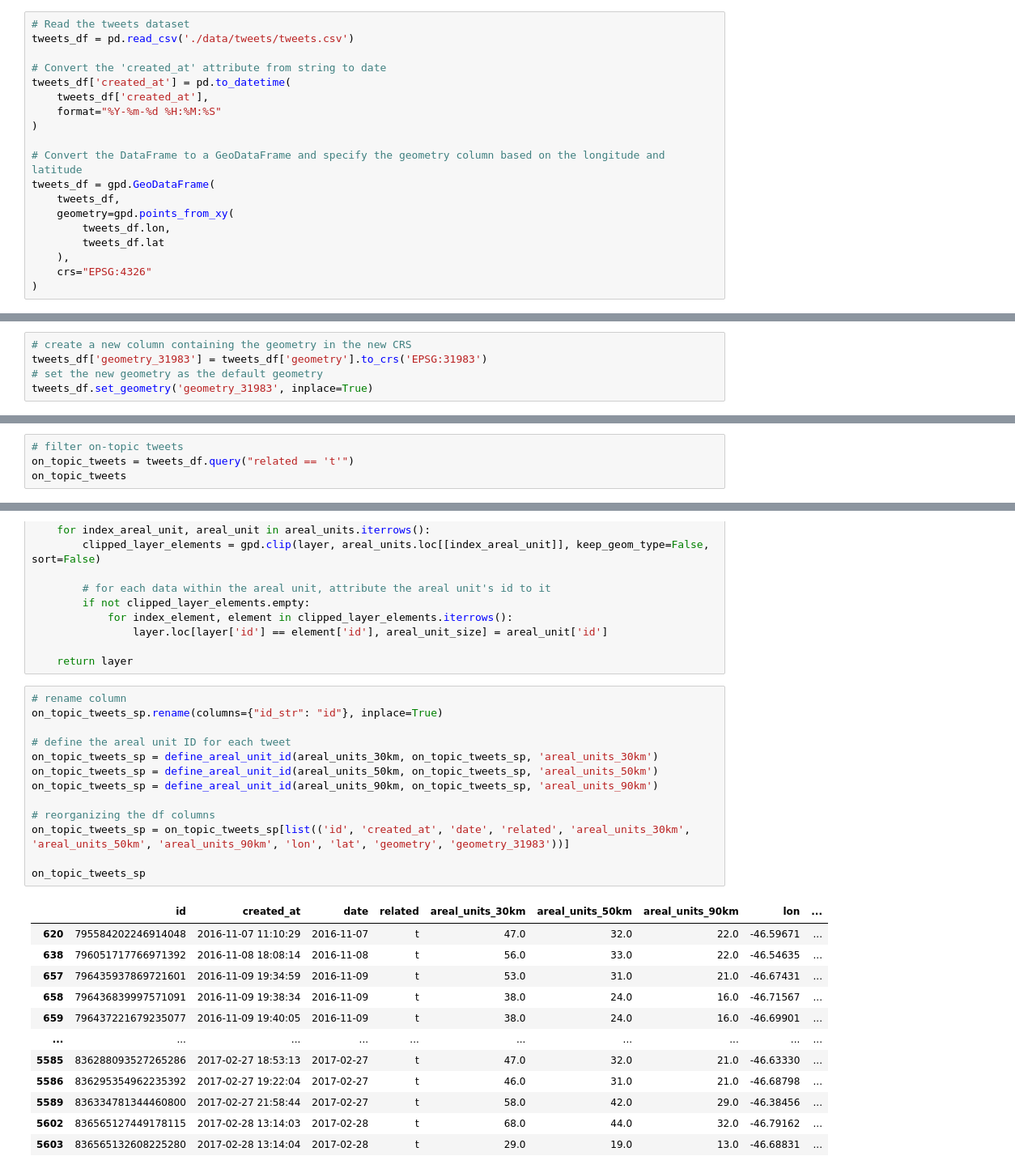
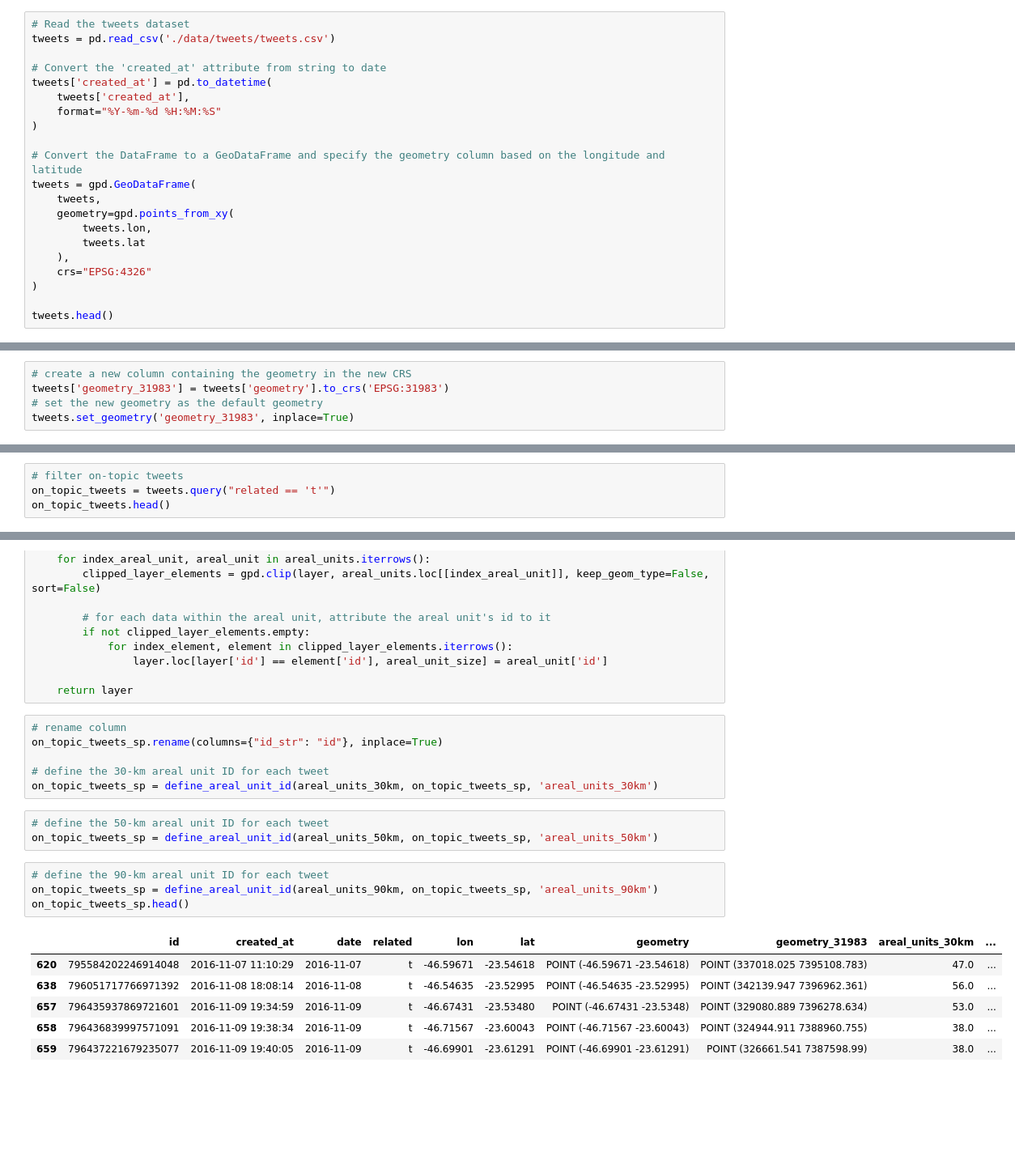
Before and after one commit to liviadegrossi/MBA-Monograph, a Jupyter notebook: data-exploration.ipynb, the cells around one changed output, grey strips where cells are left out. Shown at 81% size. Saved outputs shown, nothing was run; the diff lists cells and outputs as text; blank space fills up the shorter version.

```diff
--- a/data-exploration.ipynb
+++ b/data-exploration.ipynb
@@ -51,19 +102,21 @@ WHERE pg_catalog.pg_class.relname = %(table_name)s::VARCHAR AND pg_catalog.pg_cl
 # %%
 # Read the tweets dataset
-tweets_df = pd.read_csv('./data/tweets/tweets.csv')
+tweets = pd.read_csv('./data/tweets/tweets.csv')
 
 # Convert the 'created_at' attribute from string to date
-tweets_df['created_at'] = pd.to_datetime(
-    tweets_df['created_at'],
+tweets['created_at'] = pd.to_datetime(
+    tweets['created_at'],
     format="%Y-%m-%d %H:%M:%S"
 )
 
 # Convert the DataFrame to a GeoDataFrame and specify the geometry column based on the longitude and latitude
-tweets_df = gpd.GeoDataFrame(
-    tweets_df,
+tweets = gpd.GeoDataFrame(
+    tweets,
     geometry=gpd.points_from_xy(
-        tweets_df.lon,
-        tweets_df.lat
+        tweets.lon,
+        tweets.lat
     ),
     crs="EPSG:4326"
 )
+
+tweets.head()
@@ -135,9 +224,9 @@ flood_prone_watercourse['geometry_31983'] = flood_prone_watercourse['geometry'].
 flood_prone_watercourse.set_geometry('geometry_31983', inplace=True)
 # %%
 # create a new column containing the geometry in the new CRS
-tweets_df['geometry_31983'] = tweets_df['geometry'].to_crs('EPSG:31983')
+tweets['geometry_31983'] = tweets['geometry'].to_crs('EPSG:31983')
 # set the new geometry as the default geometry
-tweets_df.set_geometry('geometry_31983', inplace=True)
+tweets.set_geometry('geometry_31983', inplace=True)
 # %%
 # create a new column containing the geometry in the new CRS
 cge_flood_points['geometry_31983'] = cge_flood_points['geometry'].to_crs('EPSG:31983')
@@ -180,7 +301,7 @@ weather_radar_data_1h_90km.set_geometry('geometry_31983', inplace=True)
 # %%
 # filter on-topic tweets
-on_topic_tweets = tweets_df.query("related == 't'")
-on_topic_tweets
+on_topic_tweets = tweets.query("related == 't'")
+on_topic_tweets.head()
 # %% [output]
 |  | id_str | created_at | related | lon | lat | geometry | geometry_31983 |
 | 0 | 682956726996471809 | 2016-01-01 14:09:07 | t | -46.40567 | -23.53062 | POINT (-46.40567 -23.53062) | POINT (356504.15 7397035.928) |
@@ -265,29 +462,23 @@ def define_areal_unit_id(areal_units, layer, areal_unit_size):
                 layer.loc[layer['id'] == element['id'], areal_unit_size] = areal_unit['id']
 
     return layer
+# %%
+# rename column
+on_topic_tweets_sp.rename(columns={"id_str": "id"}, inplace=True)
+
+# define the 30-km areal unit ID for each tweet
+on_topic_tweets_sp = define_areal_unit_id(areal_units_30km, on_topic_tweets_sp, 'areal_units_30km')
+# %%
+# define the 50-km areal unit ID for each tweet
+on_topic_tweets_sp = define_areal_unit_id(areal_units_50km, on_topic_tweets_sp, 'areal_units_50km')
 # %%
-# rename column
-on_topic_tweets_sp.rename(columns={"id_str": "id"}, inplace=True)
-
-# define the areal unit ID for each tweet
-on_topic_tweets_sp = define_areal_unit_id(areal_units_30km, on_topic_tweets_sp, 'areal_units_30km')
-on_topic_tweets_sp = define_areal_unit_id(areal_units_50km, on_topic_tweets_sp, 'areal_units_50km')
+# define the 90-km areal unit ID for each tweet
 on_topic_tweets_sp = define_areal_unit_id(areal_units_90km, on_topic_tweets_sp, 'areal_units_90km')
-
-# reorganizing the df columns
-on_topic_tweets_sp = on_topic_tweets_sp[list(('id', 'created_at', 'date', 'related', 'areal_units_30km', 'areal_units_50km', 'areal_units_90km', 'lon', 'lat', 'geometry', 'geometry_31983'))]
-
-on_topic_tweets_sp
+on_topic_tweets_sp.head()
 # %% [output]
-|  | id | created_at | date | related | areal_units_30km | areal_units_50km | areal_units_90km | lon | ... |
-| 620 | 795584202246914048 | 2016-11-07 11:10:29 | 2016-11-07 | t | 47.0 | 32.0 | 22.0 | -46.59671 | ... |
-| 638 | 796051717766971392 | 2016-11-08 18:08:14 | 2016-11-08 | t | 56.0 | 33.0 | 22.0 | -46.54635 | ... |
-| 657 | 796435937869721601 | 2016-11-09 19:34:59 | 2016-11-09 | t | 53.0 | 31.0 | 21.0 | -46.67431 | ... |
-| 658 | 796436839997571091 | 2016-11-09 19:38:34 | 2016-11-09 | t | 38.0 | 24.0 | 16.0 | -46.71567 | ... |
-| 659 | 796437221679235077 | 2016-11-09 19:40:05 | 2016-11-09 | t | 38.0 | 24.0 | 16.0 | -46.69901 | ... |
-| ... | ... | ... | ... | ... | ... | ... | ... | ... | ... |
-| 5585 | 836288093527265286 | 2017-02-27 18:53:13 | 2017-02-27 | t | 47.0 | 32.0 | 21.0 | -46.63330 | ... |
-| 5586 | 836295354962235392 | 2017-02-27 19:22:04 | 2017-02-27 | t | 46.0 | 31.0 | 21.0 | -46.68798 | ... |
-| 5589 | 836334781344460800 | 2017-02-27 21:58:44 | 2017-02-27 | t | 58.0 | 42.0 | 29.0 | -46.38456 | ... |
-| 5602 | 836565127449178115 | 2017-02-28 13:14:03 | 2017-02-28 | t | 68.0 | 44.0 | 32.0 | -46.79162 | ... |
-| 5603 | 836565132608225280 | 2017-02-28 13:14:04 | 2017-02-28 | t | 29.0 | 19.0 | 13.0 | -46.68831 | ... |
+|  | id | created_at | date | related | lon | lat | geometry | geometry_31983 | areal_units_30km | ... |
+| 620 | 795584202246914048 | 2016-11-07 11:10:29 | 2016-11-07 | t | -46.59671 | -23.54618 | POINT (-46.59671 -23.54618) | POINT (337018.025 7395108.783) | 47.0 | ... |
+| 638 | 796051717766971392 | 2016-11-08 18:08:14 | 2016-11-08 | t | -46.54635 | -23.52995 | POINT (-46.54635 -23.52995) | POINT (342139.947 7396962.361) | 56.0 | ... |
+| 657 | 796435937869721601 | 2016-11-09 19:34:59 | 2016-11-09 | t | -46.67431 | -23.53480 | POINT (-46.67431 -23.5348) | POINT (329080.889 7396278.634) | 53.0 | ... |
+| 658 | 796436839997571091 | 2016-11-09 19:38:34 | 2016-11-09 | t | -46.71567 | -23.60043 | POINT (-46.71567 -23.60043) | POINT (324944.911 7388960.755) | 38.0 | ... |
+| 659 | 796437221679235077 | 2016-11-09 19:40:05 | 2016-11-09 | t | -46.69901 | -23.61291 | POINT (-46.69901 -23.61291) | POINT (326661.541 7387598.99) | 38.0 | ... |
```
Also changed, not shown: parts of 63 cells of this notebook, 12 other files.
